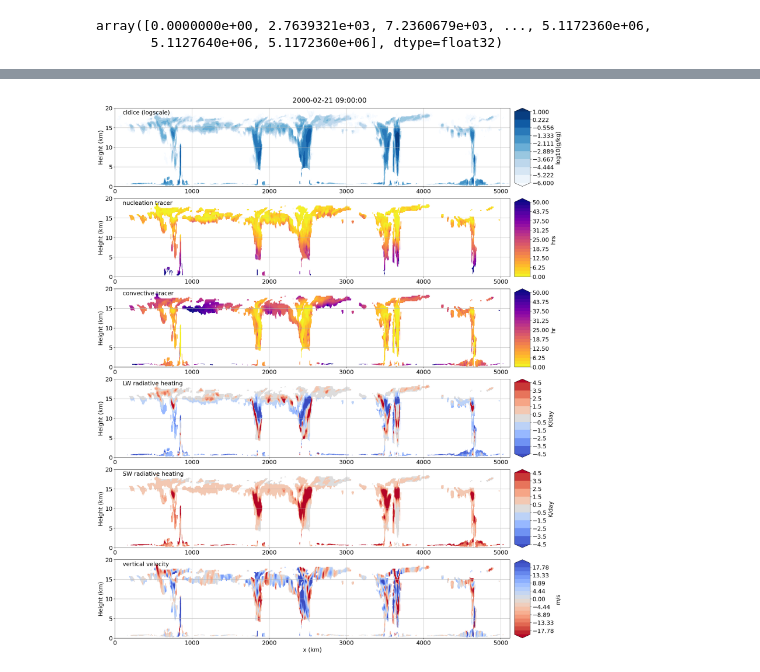
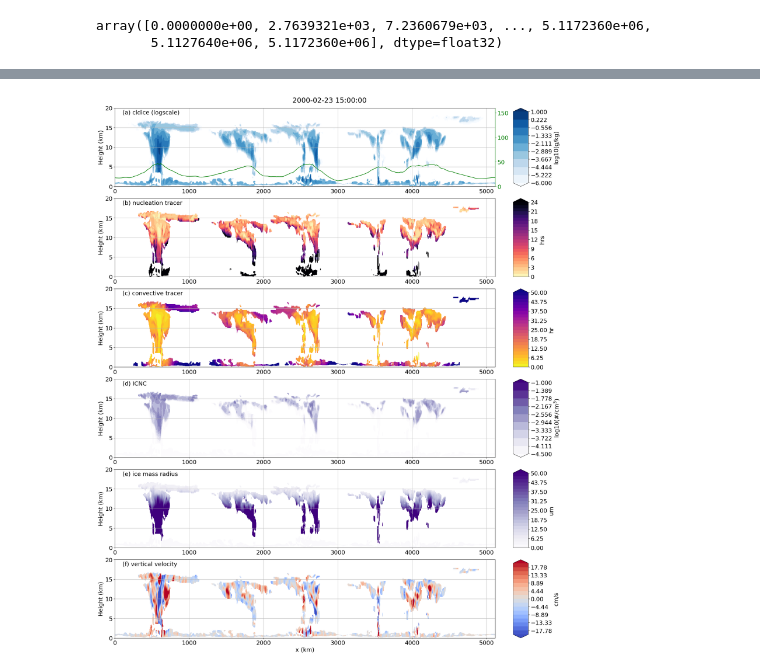
Before and after one commit to smturbev/scmlib, a Jupyter notebook: DP_diagnostics/notebooks/large_domain/cross_section_case.ipynb, the cells around one changed output, grey strips where cells are left out. Drawn from its saved outputs; the diff is of its cells as text; code cells hidden in the pictures.

Commit message:
updated per draft feedback v1.3 - new colorscheme and longer default 300K sim

```diff
--- a/DP_diagnostics/notebooks/large_domain/cross_section_case.ipynb
+++ b/DP_diagnostics/notebooks/large_domain/cross_section_case.ipynb
@@ -12,5 +12,5 @@ t = -30
 # %%
-run = "dpscream_rce_large_3km_d_lpls304k_wbranch"
+run = "dpscream_rce_large_3km_b_lpls300k_wbranch"
 run_dir = f"/glade/derecho/scratch/sturbeville/DPSCREAM_simulations/{run}/run/"
 # file = run_dir + f"{run}_h0_last5days.nc"
 file = run_dir + f"{run}.eam.h0.2000-02-20-10800.nc"
@@ -26,6 +26,7 @@ y = ds.crm_grid_y
 iwc = ds.CLDICE+ds.CLDLIQ
 temp = ds['T']
 time = ds.time
+pw = ds.TMQ
 # del ds
 print(x.shape, y.shape, time.values)
 # %% [output]
@@ -54,6 +57,8 @@ w = util.omega2w(ds.OMEGA, ds.lev*100, temp)
 # %%
-lw_heating = ds.QRL
-sw_heating = ds.QRS
+# lw_heating = ds.QRL
+# sw_heating = ds.QRS
+lw_heating = util.calc_ni(ds.NUMICE, ds.Q, ds.lev, ds['T'])
+sw_heating = util.calc_rice(ds.CLDICE, ds.NUMICE)
 del ds
 # %%
 nuc = (
@@ -87,3 +92,6 @@ nuc.shape, bcu.shape, z.shape
 # %%
 # y_plot = np.linspace(0,y[-1].values,ncross)
 # print(y_plot.shape)
+# %%
+pw_plot = pw.groupby(y).mean()
+pw_plot
@@ -114,10 +147,17 @@ cf = ax0.contourf(
     z,
     np.log10(iwc_plot * 1000),
     levels=np.linspace(-6, 1, 10),
+    # locator=ticker.LogLocator(),
     # vmin=-6, vmax=1,
     extend="both",
     cmap="Blues",
 )
+ax0t = ax0.twinx()
+ax0t.plot(pw_plot.crm_grid_y.values/1000, pw_plot.values, 'green')
+ax0t.set(ylim=[0,160])
+ax0t.spines['right'].set_color('green')
+# ax0t.yaxis.label.set_color('green')
+ax0t.tick_params(axis='y', colors='green')
 plt.colorbar(cf, cax=cax0, label="log10(g/kg)")
 ax1 = fig.add_subplot(gs[1, 0])
 cax1 = fig.add_subplot(gs[1, 1])
@@ -125,10 +165,10 @@ cf = ax1.contourf(
     y / 1000,
     z,
     nuc_plot,
-    levels=np.linspace(0, 50, 25),
+    levels=np.linspace(0, 24, 25),
     # vmin=0, vmax=50,
     extend="max",
-    cmap="plasma_r",
+    cmap="magma_r",
 )
 plt.colorbar(cf, cax=cax1, label="hrs")
 ax2 = fig.add_subplot(gs[2, 0])
@@ -143,30 +183,55 @@ cf = ax2.contourf(
     cmap="plasma_r",
 )
 plt.colorbar(cf, cax=cax2, label="hr")
+# ax3 = fig.add_subplot(gs[3, 0])
+# cax3 = fig.add_subplot(gs[3, 1])
+# cf = ax3.contourf(
+#     y / 1000,
+#     z,
+#     qrl_plot * 3600 * 24,
+#     levels=np.linspace(-4.5,4.5,10),
+#     # vmin=-4.5, vmax=4.5,
+#     extend="both",
+#     cmap="coolwarm",
+# )
+# plt.colorbar(cf, cax=cax3, label="K/day")
+# ax4 = fig.add_subplot(gs[4, 0])
+# cax4 = fig.add_subplot(gs[4, 1])
+# cf = ax4.contourf(
+#     y / 1000,
+#     z,
+#     qrs_plot * 3600 * 24,
+#     levels=np.linspace(-4.5, 4.5, 10),
+#     # vmin=-4.5, vmax=4.5,
+#     extend="both",
+#     cmap="coolwarm",
+# )
+# plt.colorbar(cf, cax=cax4, label="K/day")
 ax3 = fig.add_subplot(gs[3, 0])
 cax3 = fig.add_subplot(gs[3, 1])
 cf = ax3.contourf(
     y / 1000,
     z,
-    qrl_plot * 3600 * 24,
-    levels=np.linspace(-4.5,4.5,10),
+    np.log10(qrl_plot), #ICNC
+    levels=np.linspace(-4.5,-1,10),
+    # locator=ticker.LogLocator(),
     # vmin=-4.5, vmax=4.5,
     extend="both",
-    cmap="coolwarm",
+    cmap="Purples",
 )
-plt.colorbar(cf, cax=cax3, label="K/day")
+plt.colorbar(cf, cax=cax3, label="log10(#/cm$^3$)")
 ax4 = fig.add_subplot(gs[4, 0])
 cax4 = fig.add_subplot(gs[4, 1])
 cf = ax4.contourf(
     y / 1000,
     z,
-    qrs_plot * 3600 * 24,
-    levels=np.linspace(-4.5, 4.5, 10),
+    qrs_plot,
+    levels=np.linspace(0,50,25),
     # vmin=-4.5, vmax=4.5,
-    extend="both",
-    cmap="coolwarm",
+    extend="max",
+    cmap="Purples",
 )
-plt.colorbar(cf, cax=cax4, label="K/day")
+plt.colorbar(cf, cax=cax4, label="um")
 ax5 = fig.add_subplot(gs[5, 0])
 cax5 = fig.add_subplot(gs[5, 1])
 cf = ax5.contourf(
@@ -176,9 +241,9 @@ cf = ax5.contourf(
     levels=np.linspace(-20, 20, 19),
     # vmin=-1, vmax=1,
     extend="both",
-    cmap="coolwarm_r",
+    cmap="coolwarm",
 )
-plt.colorbar(cf, cax=cax5, label="m/s")
+plt.colorbar(cf, cax=cax5, label="cm/s")
 ax0.set(ylim=[0, 20], #xlim=[100,1900],
         ylabel="Height (km)")
 ax1.set(ylim=[0, 20], #xlim=[100,1900],
@@ -197,16 +262,18 @@ ax2.grid(True)
 ax3.grid(True)
 ax4.grid(True)
 ax5.grid(True)
-ax0.annotate("cldice (logscale)", xy=(0.02,0.92), xycoords="axes fraction")
-ax1.annotate("nucleation tracer", xy=(0.02,0.92), xycoords="axes fraction")
-ax2.annotate("convective tracer", xy=(0.02,0.92), xycoords="axes fraction")
-ax3.annotate("LW radiative heating", xy=(0.02,0.92), xycoords="axes fraction")
-ax4.annotate("SW radiative heating", xy=(0.02,0.92), xycoords="axes fraction")
-ax5.annotate("vertical velocity", xy=(0.02,0.92), xycoords="axes fraction")
+ax0.annotate("(a) cldice (logscale)", xy=(0.02,0.92), xycoords="axes fraction")
+ax1.annotate("(b) nucleation tracer", xy=(0.02,0.92), xycoords="axes fraction")
+ax2.annotate("(c) convective tracer", xy=(0.02,0.92), xycoords="axes fraction")
+# ax3.annotate("LW radiative heating", xy=(0.02,0.92), xycoords="axes fraction")
+# ax4.annotate("SW radiative heating", xy=(0.02,0.92), xycoords="axes fraction")
+ax3.annotate("(d) ICNC", xy=(0.02,0.92), xycoords="axes fraction")
+ax4.annotate("(e) ice mass radius", xy=(0.02,0.92), xycoords="axes fraction")
+ax5.annotate("(f) vertical velocity", xy=(0.02,0.92), xycoords="axes fraction")
 fig.suptitle(str(nuc.time.values))
 time_string = str(time.values).replace(" ","T").split(":")[0]+"h"
 print(time_string)
-plt.savefig("../plots/large/cross_section_iwc_nuc_bcu_qrl_qrs_w_"+
+plt.savefig("../plots/large/cross_section_iwc-pw_nuc_bcu_icnc_rice_w_"+
             f"{run}_{time_string}.png")
 plt.show()
 # %% [output]
@@ -214 +281 @@ plt.show()
-[figure, old version]
+[figure, new version]
```
Also changed, not shown: parts of 10 cells of this notebook, 31 other files.
